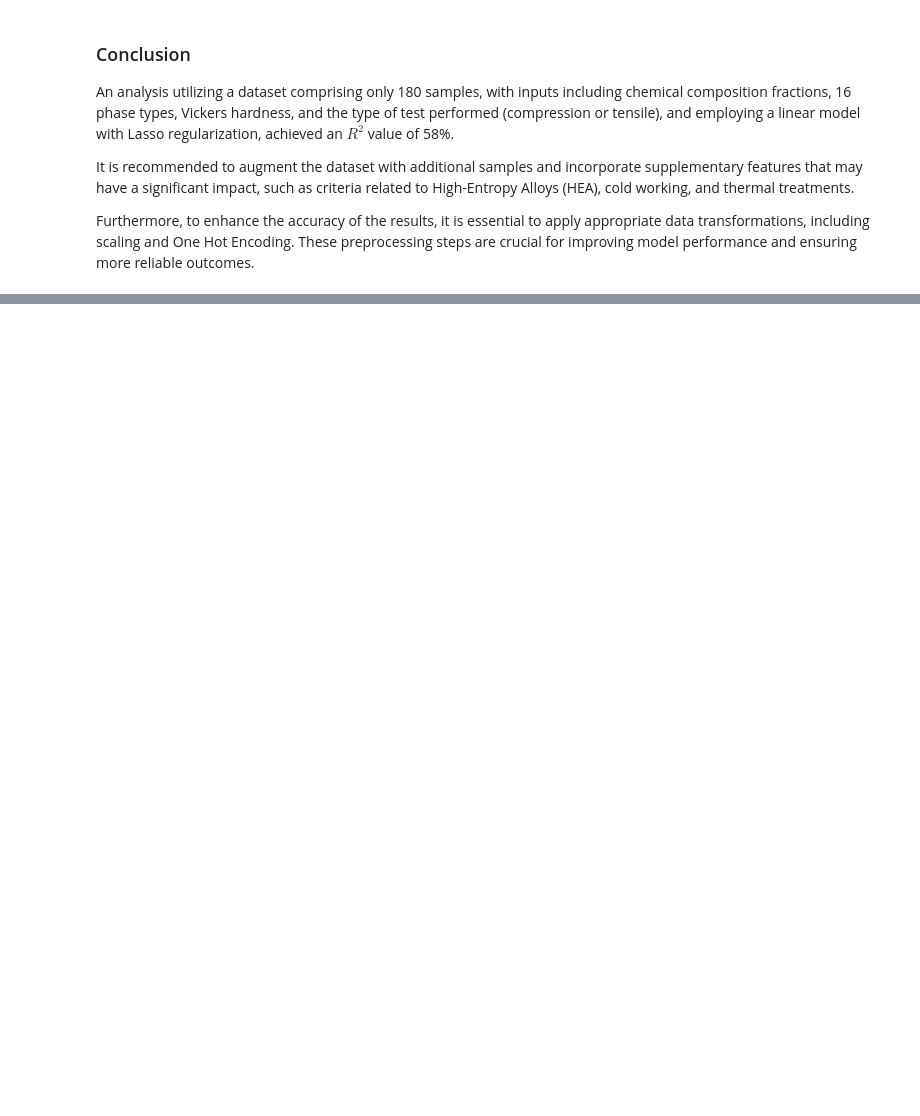
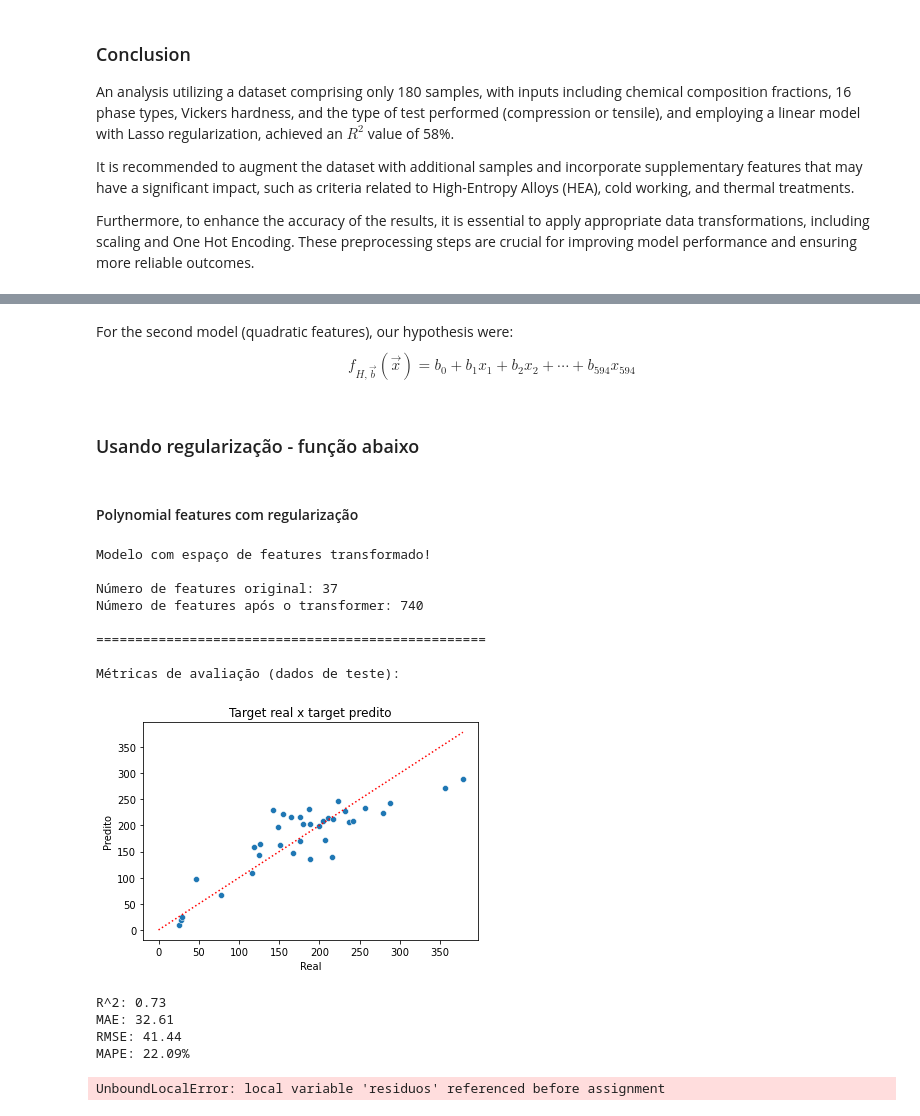
Before and after one commit to GabrielAsato/ML-HEA, a Jupyter notebook: eda_LR_Gorsse_2018.ipynb, the cells around one changed output, grey strips where cells are left out. Drawn from its saved outputs; the diff is of its cells as text; code cells hidden in the pictures; blank space fills up the shorter version.

```diff
--- a/eda_LR_Gorsse_2018.ipynb
+++ b/eda_LR_Gorsse_2018.ipynb
@@ -470,0 +496,5 @@ Furthermore, to enhance the accuracy of the results, it is essential to apply ap
+# %% [markdown]
+For the second model (quadratic features), our hypothesis were:
+$$ f_{H, \vec{b}}(\vec{x}) = b_0 + b_1x_1 + b_2x_2 + \cdots + b_{594} x_{594}$$
+# %% [markdown]
+### Usando regularização - função abaixo
@@ -470,0 +594,27 @@ Furthermore, to enhance the accuracy of the results, it is essential to apply ap
+# %% [markdown]
+#### Polynomial features com regularização
+# %%
+_ = reg_lin_poly_features_regularized(X_train, y_train,
+                                      X_test, y_test,
+                                      deg=2,
+                                      type_regularization="l1",
+                                      alpha=1,
+                                      plot=True, scale_mms=False,
+                                      train_metrics=False,
+                                      dist_resids=False,
+                                      plot_model=True)
+# %% [output]
+Modelo com espaço de features transformado!
+
+Número de features original: 37
+Número de features após o transformer: 740
+
+==================================================
+
+Métricas de avaliação (dados de teste):
+[figure, added]
+R^2: 0.73
+MAE: 32.61
+RMSE: 41.44
+MAPE: 22.09%
+UnboundLocalError: local variable 'residuos' referenced before assignment
```
Also changed, not shown: parts of 10 cells of this notebook.
